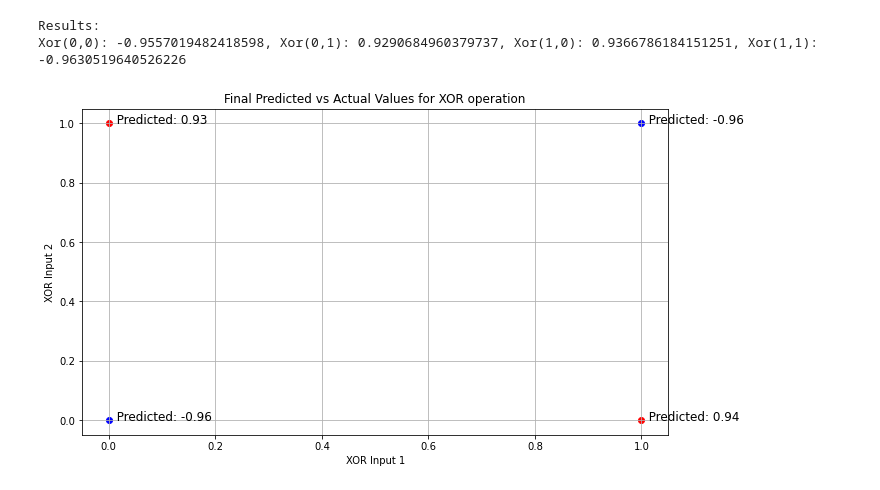
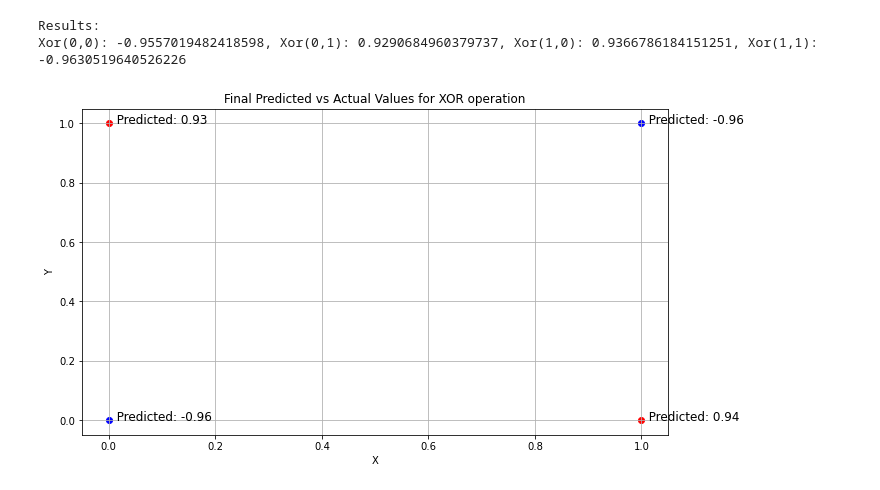
Before and after one commit to alexblch/Projet-Annuel-3IABD1-ESGI, a Jupyter notebook: xorpres.ipynb, the cells around one changed output. Cells and saved outputs as stored; diff of their text form; code cells hidden in the pictures.

```diff
--- a/xorpres.ipynb
+++ b/xorpres.ipynb
@@ -110,19 +110,19 @@ Xor(0,0): -0.9557019482418598, Xor(0,1): 0.9290684960379737, Xor(1,0): 0.9366786
 # %%
 actual_values = [-1, 1, 1, -1]
 final_predictions = [val1, val2, val3, val4]
 xor_pairs = [(0, 0), (0, 1), (1, 0), (1, 1)]
 #graph
 plt.figure(figsize=(10.5, 6))
 for i in range(4):
     plt.scatter(*xor_pairs[i], c='red' if actual_values[i] > 0 else 'blue')
     plt.text(xor_pairs[i][0], xor_pairs[i][1], f"  Predicted: {final_predictions[i]:.2f}", fontsize=12)
 
-plt.xlabel('XOR Input 1')
-plt.ylabel('XOR Input 2')
+plt.xlabel('X')
+plt.ylabel('Y')
 plt.title('Final Predicted vs Actual Values for XOR operation')
 plt.grid(True)
 
 # Save the figure in 'graph/xor.png'
 plt.savefig('graph/xor.png')
 # %% [output]
-[figure, old version]
+[figure, new version]
```
Also changed, not shown: 1 other file.
